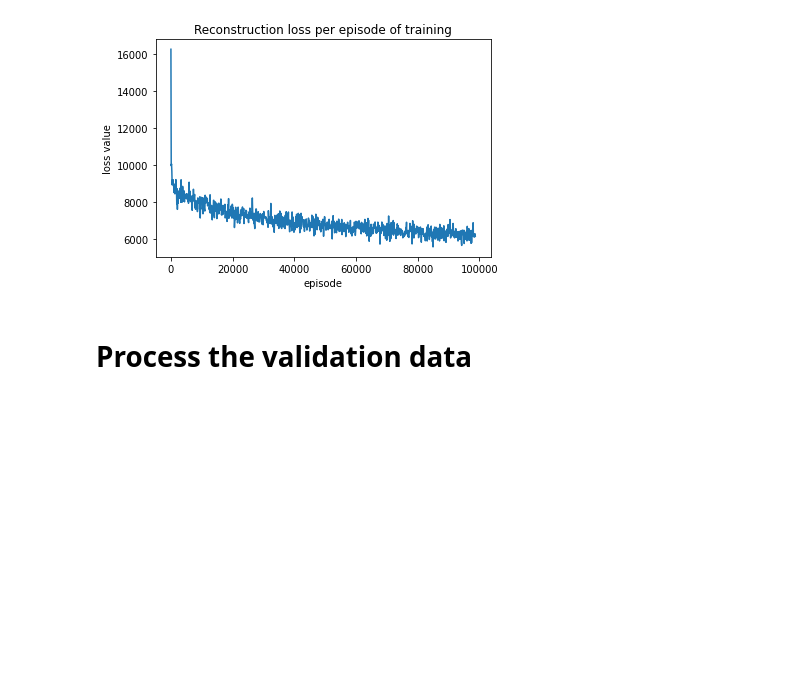
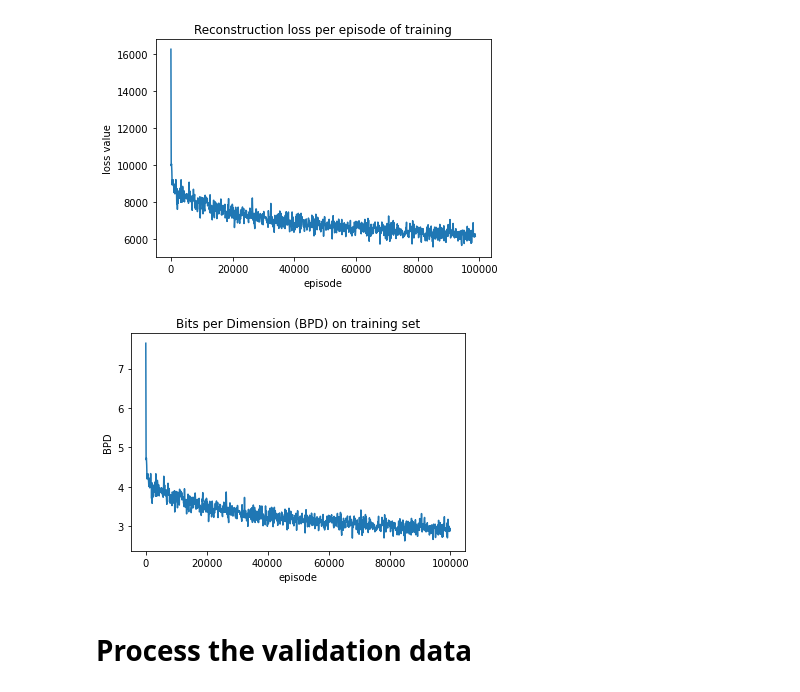
Before and after one commit to JanSchering/natural_computing, a Jupyter notebook: final/vnca/presentation_vis.ipynb, the cells around one changed output. Saved outputs shown, nothing was run; the diff lists cells and outputs as text; code cells hidden in the pictures; blank space fills up the shorter version.

Commit message:
added missing bdp plot + original vs downscaled image plotting

```diff
--- a/final/vnca/presentation_vis.ipynb
+++ b/final/vnca/presentation_vis.ipynb
@@ -44,6 +44,17 @@ plt.savefig(join(loss_data_dir, "recon_plot.png"))
 plt.show()
 # %% [output]
 [figure]
+# %%
+# Plot the Bits per Dimension on the training set during training
+bpd_loss_val = np.genfromtxt(join(loss_data_dir, "run-.-tag-bpd.csv"), skip_header=1, delimiter=",")
+plt.plot(bpd_loss_val[:,1], bpd_loss_val[:,2])
+plt.title("Bits per Dimension (BPD) on training set")
+plt.ylabel("BPD")
+plt.xlabel("episode")
+plt.savefig(join(loss_data_dir, "bpd_plot.png") )
+plt.show()
+# %% [output]
+[figure, added]
 # %% [markdown]
 # Process the validation data
 # %%
```
Also changed, not shown: parts of 6 cells of this notebook, 3 other files.
